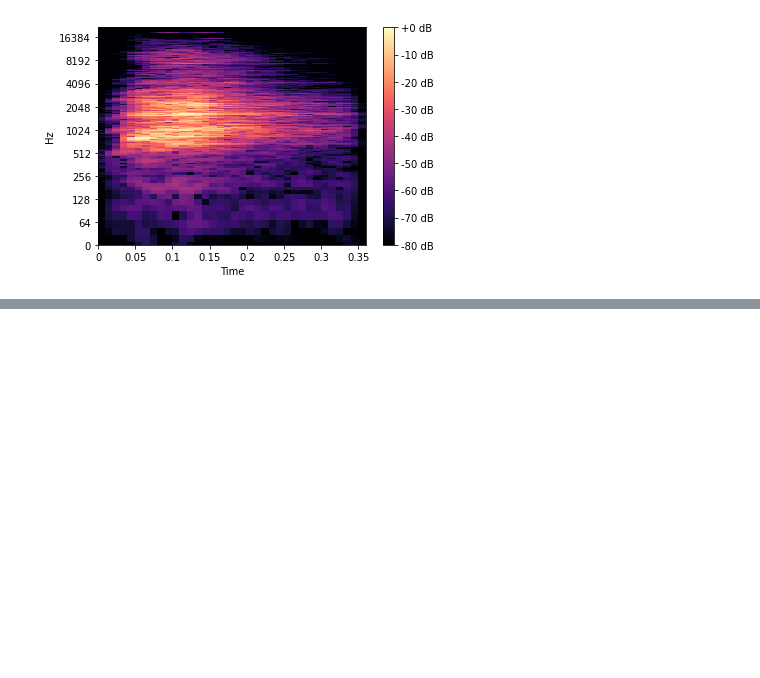
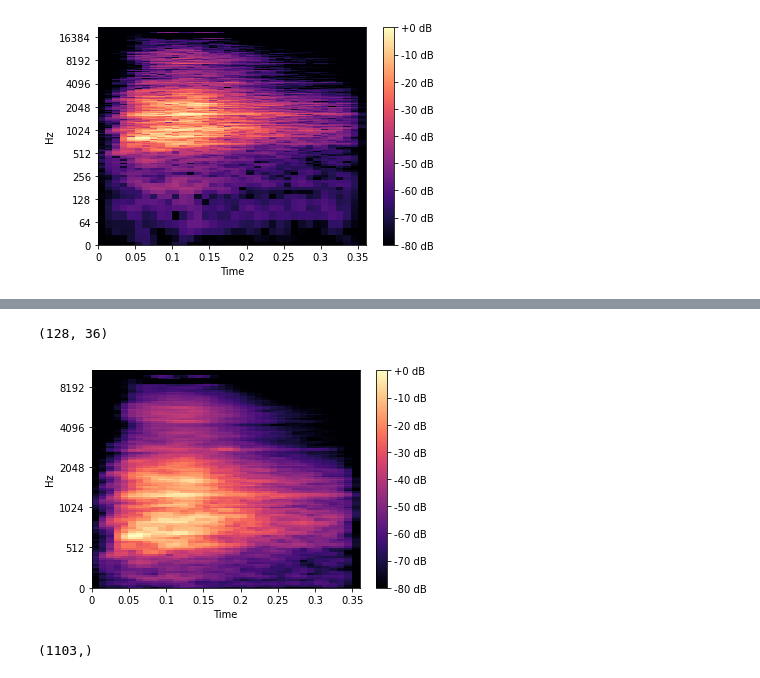
Before and after one commit to t2ac32/vh_challenge_sol, a Jupyter notebook: Tests.ipynb, the cells around one changed output, grey strips where cells are left out. Drawn from its saved outputs; the diff is of its cells as text; code cells hidden in the pictures; blank space fills up the shorter version.

```diff
--- a/Tests.ipynb
+++ b/Tests.ipynb
@@ -140,0 +162,34 @@ def load_audio_windows(audio_path:Path, settings):
+# %%
+#one liner Mel's Spectrogram
+
+def compute_melspect_for(audio_stem, settings):
+    S = librosa.feature.melspectrogram(audio_stem, sr=settings['sr'], n_fft=settings['n_fft'],
+                                       hop_length=settings['hop_length'],
+                                       n_mels=settings['n_mels'])
+    S_DB = librosa.power_to_db(S, ref=np.max)
+    return S_DB
+
+r_settings= {
+    "sr" : 44100,
+    "n_fft" : 2205,
+    "hop_length" : 441,
+    "win_length" : 442,
+    "n_mels" : 128,
+    "fmin" : 10,
+    "fmax" : 22050,
+}
+
+mels = compute_melspect_for(audio_stem, r_settings)
+librosa.display.specshow(mels, sr=r_settings['sr'],
+                         hop_length=r_settings['hop_length'],
+                         x_axis='time', y_axis='mel');
+plt.colorbar(format='%+2.0f dB');
+
+print(S.shape)
+# %% [output]
+(128, 36)
+[figure, added]
+# %%
+print(windows[:,1].shape)
+# %% [output]
+(1103,)
```
Also changed, not shown: parts of 7 cells of this notebook.
